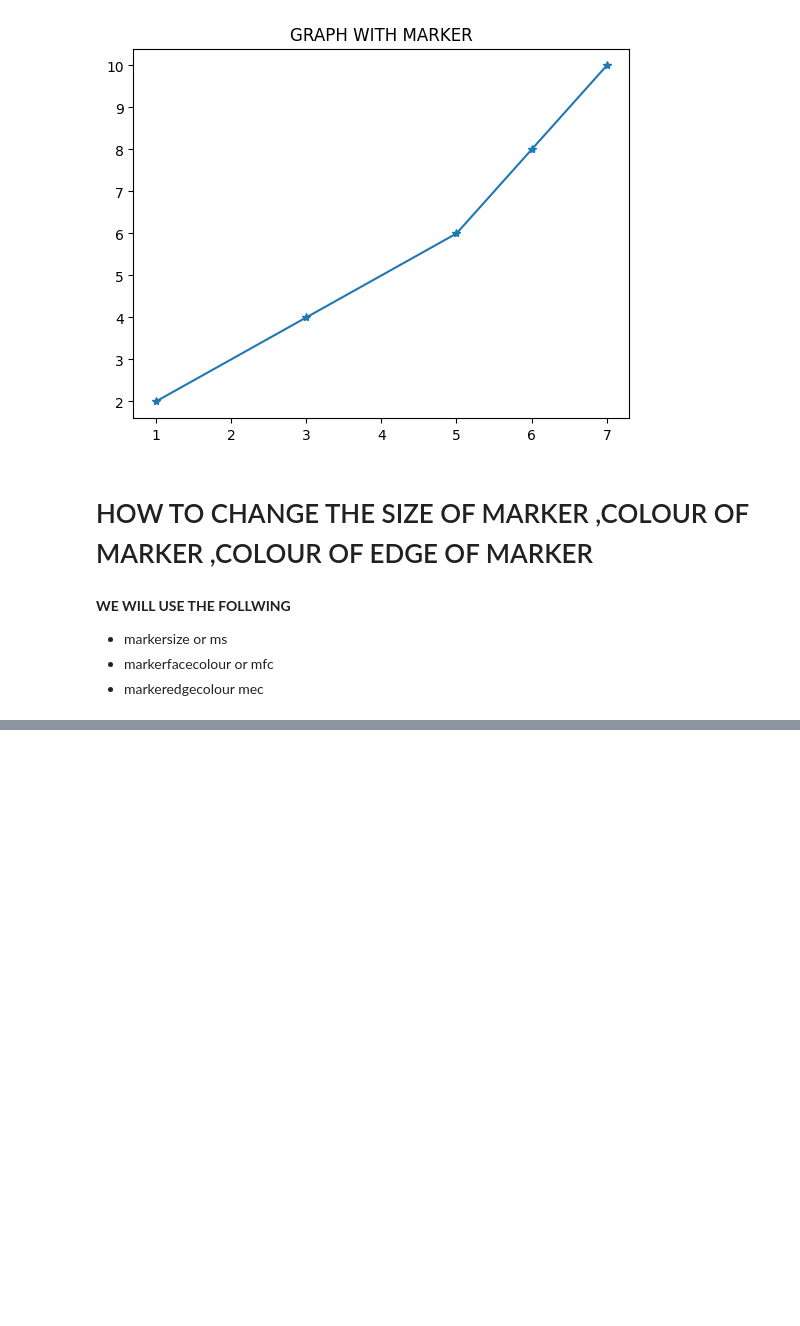
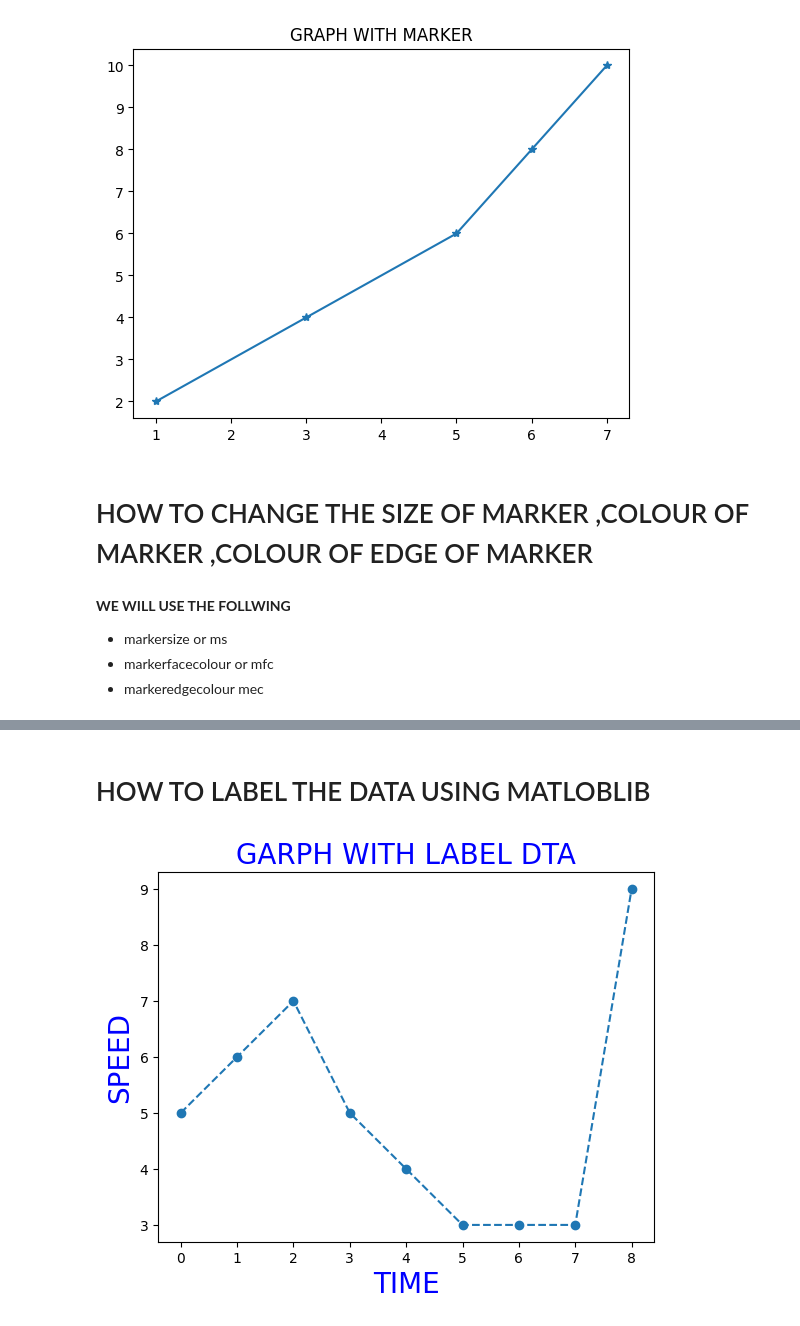
Before and after one commit to Abdal-AI/MATPLOTLIB, a Jupyter notebook: matplotlib.ipynb, the cells around one changed output, grey strips where cells are left out. Saved outputs shown, nothing was run; the diff lists cells and outputs as text; code cells hidden in the pictures; blank space fills up the shorter version.

```diff
--- a/matplotlib.ipynb
+++ b/matplotlib.ipynb
@@ -100,0 +129,16 @@ plt.show()
+# %% [markdown]
+# HOW TO LABEL THE DATA USING MATLOBLIB
+# %%
+import pandas as pd
+import matplotlib.pyplot as plt
+import numpy as np
+x=np.array([0,1,2,3,4,5,6,7,8])
+y=np.array([5,6,7,5,4,3,3,3,9])
+plt.xlabel('TIME',fontsize=20,color='blue')
+plt.ylabel('SPEED',fontsize=20,color='blue')
+
+plt.plot(x,y,marker='o',ls='dashed')
+plt.title("GARPH WITH LABEL DTA",fontsize=20,color='blue')
+plt.show()
+# %% [output]
+[figure, added]
```
Also changed, not shown: parts of 5 cells of this notebook.
